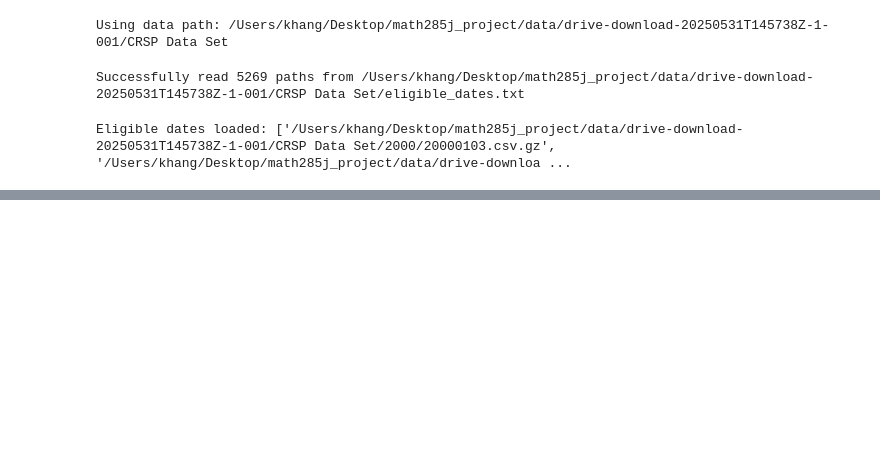
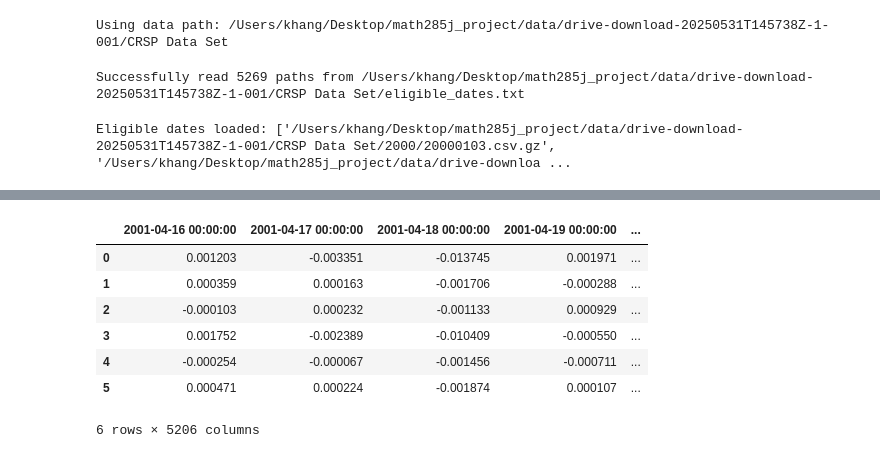
Before and after one commit to khangnguyen275/spectral_clustering_finance, a Jupyter notebook: khang.ipynb, the cells around one changed output, grey strips where cells are left out. Drawn from its saved outputs; the diff is of its cells as text; code cells hidden in the pictures; blank space fills up the shorter version.

```diff
--- a/khang.ipynb
+++ b/khang.ipynb
@@ -675,0 +46,12 @@ Execution time: 89.02 seconds
+# %%
+result_df = result_df.iloc[:, 12:]
+result_df
+# %% [output]
+|  | 2001-04-16 00:00:00 | 2001-04-17 00:00:00 | 2001-04-18 00:00:00 | 2001-04-19 00:00:00 | ... |
+| 0 | 0.001203 | -0.003351 | -0.013745 | 0.001971 | ... |
+| 1 | 0.000359 | 0.000163 | -0.001706 | -0.000288 | ... |
+| 2 | -0.000103 | 0.000232 | -0.001133 | 0.000929 | ... |
+| 3 | 0.001752 | -0.002389 | -0.010409 | -0.000550 | ... |
+| 4 | -0.000254 | -0.000067 | -0.001456 | -0.000711 | ... |
+| 5 | 0.000471 | 0.000224 | -0.001874 | 0.000107 | ... |
+6 rows × 5206 columns
```
Also changed, not shown: parts of 18 cells of this notebook, 2 other files.
